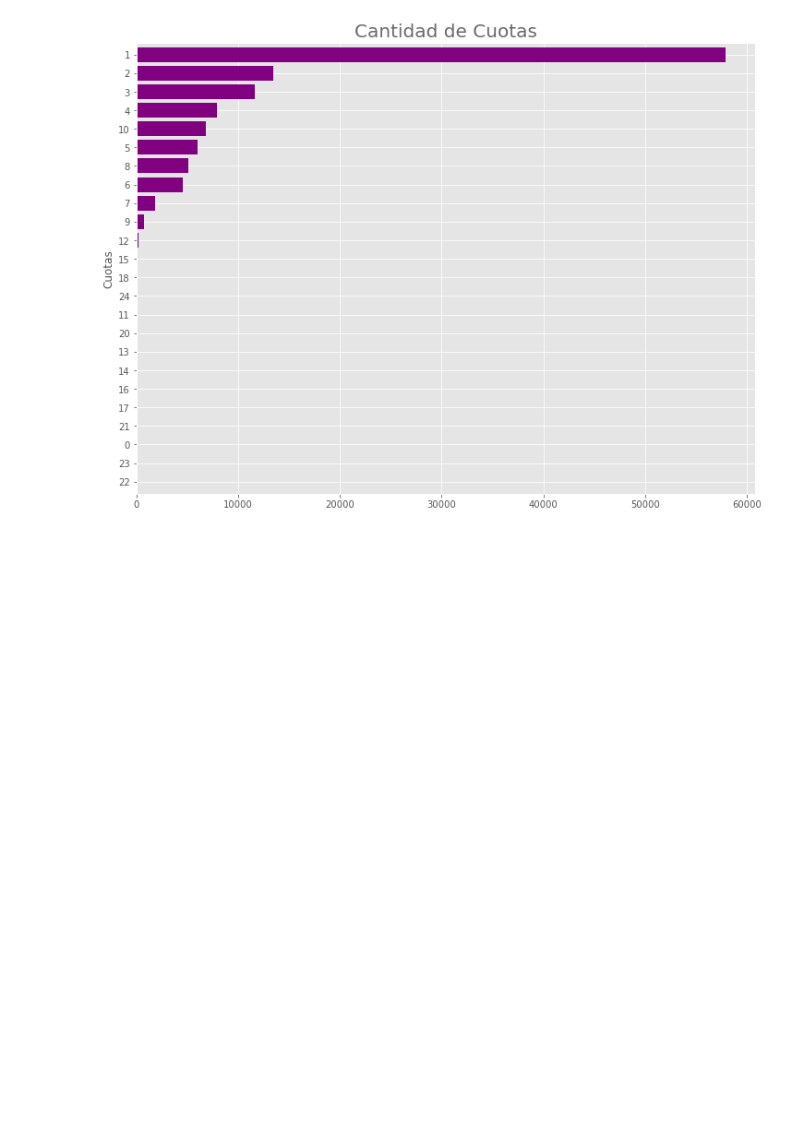
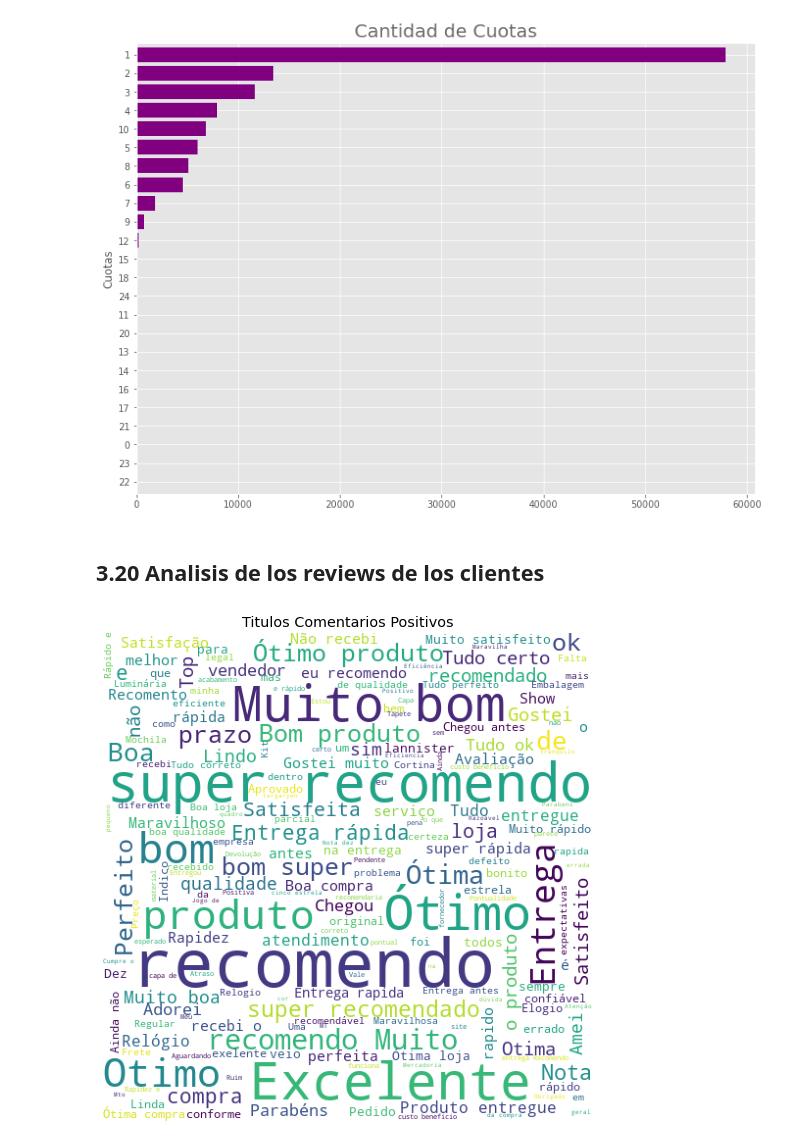
Before and after one commit to alaain04/maestria-sistemas-dm, a Jupyter notebook: notebook.ipynb, the cells around one changed output. Drawn from its saved outputs; the diff is of its cells as text; code cells hidden in the pictures; blank space fills up the shorter version.

Commit message:
Agrego en el EDA analisis para los reviws de los clientes

```diff
--- a/notebook.ipynb
+++ b/notebook.ipynb
@@ -737,3 +737,19 @@ plt.ylabel('Cuotas')
 # %% [output]
 Text(0, 0.5, 'Cuotas')
 [figure]
+# %% [markdown]
+## 3.20 Analisis de los reviews de los clientes
+# %%
+# Titulos de los comentarios positivos
+comentario_positivo = olist_reviews.loc[olist_reviews['review_score']>=3].dropna().reset_index()
+text = ' '.join(comentario_positivo['review_comment_title'].str.replace('_',' '))
+
+wordcloud = WordCloud(width=500, height=500, margin=0, background_color ='white').generate(text)
+plt.figure(figsize=(15,9))
+plt.imshow(wordcloud)
+plt.axis("off")
+plt.margins(x=0, y=0)
+plt.title('Titulos Comentarios Positivos')
+plt.show()
+# %% [output]
+[figure, added]
```
Also changed, not shown: parts of 4 cells of this notebook.
